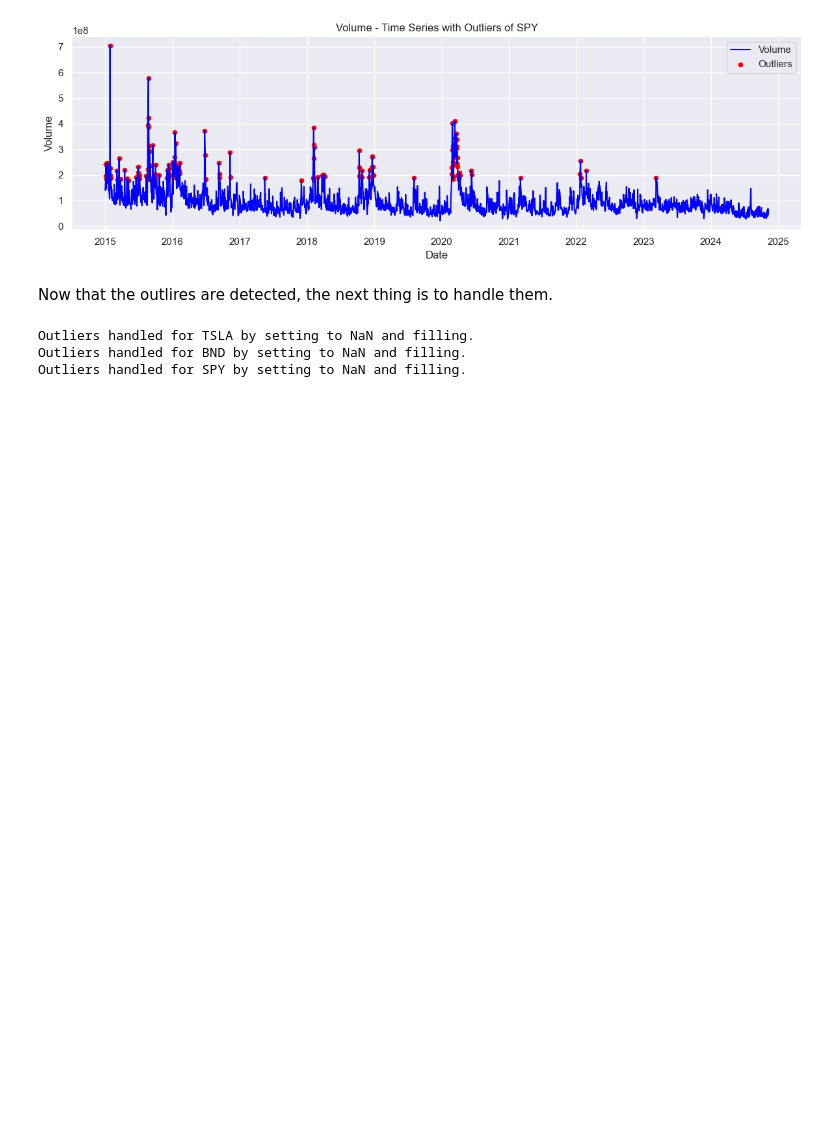
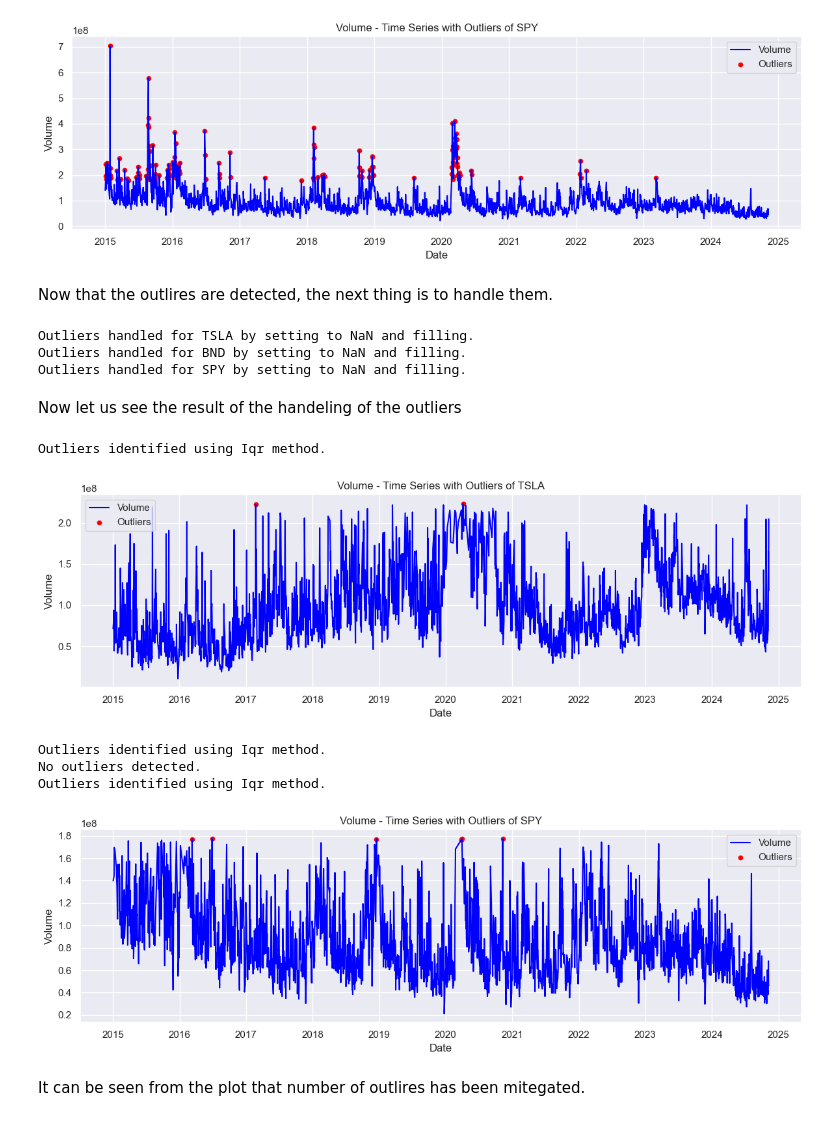
Before and after one commit to WildCayote/GMF-Investments-Portfolio-Management, a Jupyter notebook: notebooks/date_preprocessing.ipynb, the cells around one changed output. Cells and saved outputs as stored; diff of their text form; code cells hidden in the pictures; blank space fills up the shorter version.

Commit message:
Feat: Investigated the final result after outlier handeling

```diff
--- a/notebooks/date_preprocessing.ipynb
+++ b/notebooks/date_preprocessing.ipynb
@@ -146,3 +146,23 @@ spy_data = cleaned_data_dict['SPY']
 Outliers handled for TSLA by setting to NaN and filling.
 Outliers handled for BND by setting to NaN and filling.
 Outliers handled for SPY by setting to NaN and filling.
+# %% [markdown]
+Now let us see the result of the handeling of the outliers
+# %%
+tsla_outliers = preprocessor.identify_outliers(tsla_data)
+preprocessor.visualize_outliers(tsla_data, tsla_outliers, 'TSLA')
+
+bnd_outliers = preprocessor.identify_outliers(bnd_data)
+preprocessor.visualize_outliers(bnd_data, bnd_outliers, 'BND')
+
+spy_outliers= preprocessor.identify_outliers(spy_data)
+preprocessor.visualize_outliers(spy_data, spy_outliers, 'SPY')
+# %% [output]
+Outliers identified using Iqr method.
+[figure, added]
+Outliers identified using Iqr method.
+No outliers detected.
+Outliers identified using Iqr method.
+[figure, added]
+# %% [markdown]
+It can be seen from the plot that number of outlires has been mitegated.
```
